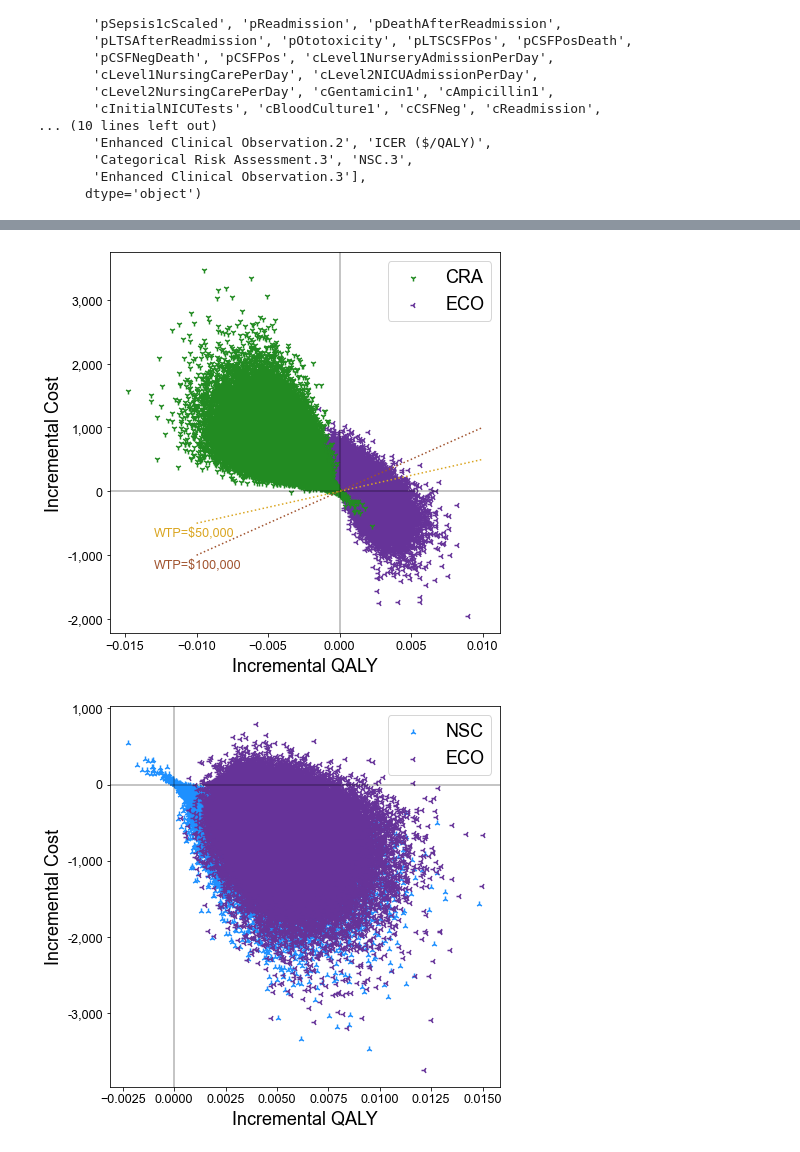
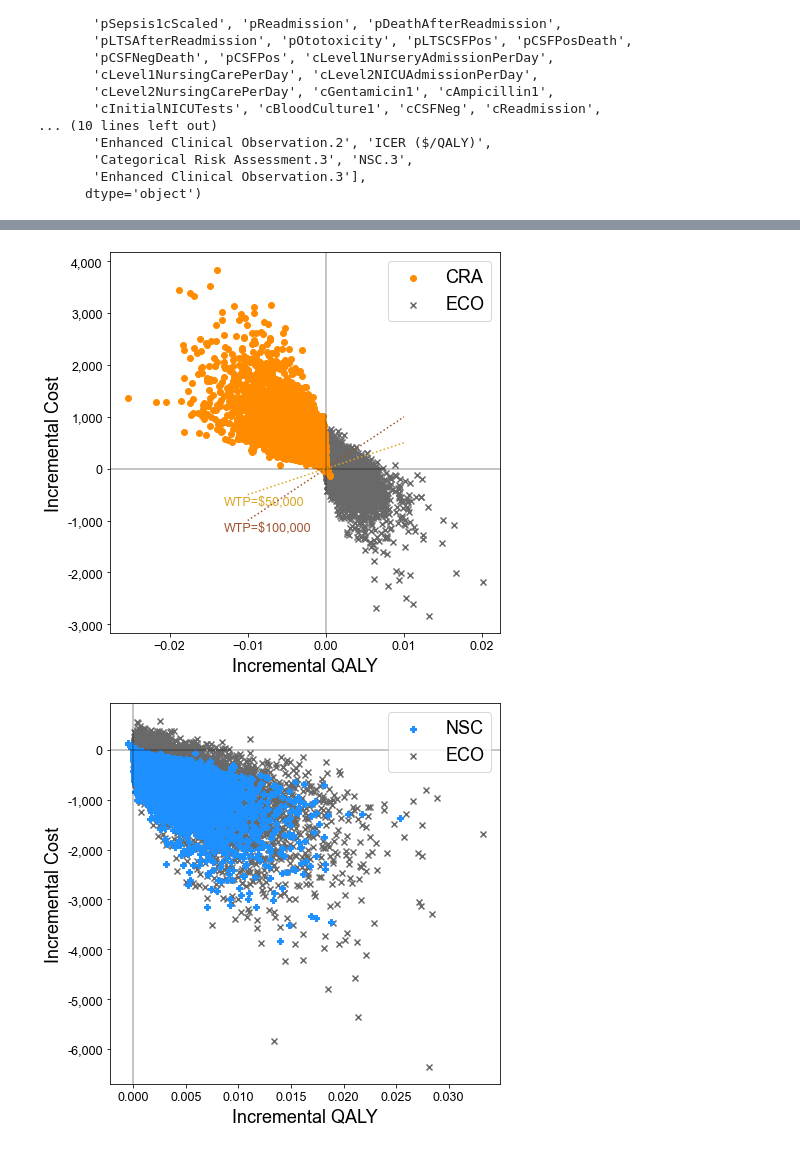
Before and after one commit to guanzgrace/cea-eos, a Jupyter notebook: Graphs-PSA.ipynb, the cells around one changed output, grey strips where cells are left out. Drawn from its saved outputs; the diff is of its cells as text; code cells hidden in the pictures.

```diff
--- a/Graphs-PSA.ipynb
+++ b/Graphs-PSA.ipynb
@@ -9,9 +9,9 @@ plt.rcParams['font.family'] = 'Arial'
 plt.rc('xtick', labelsize='x-small')
 plt.rc('ytick', labelsize='x-small')
 # %%
-cra_color = 'forestgreen'
+cra_color = 'darkorange'
 nsc_color = 'dodgerblue'
-eco_color = 'rebeccapurple'
+eco_color = 'dimgrey'
 # %% [markdown]
 # Plot the cost effectiveness plane
 # %%
@@ -43,7 +43,7 @@ plt.show()
 # %% [markdown]
 # Plot the PSA
 # %%
-psa = pd.read_csv("PSA/psa100000_scatter_new.csv")
+psa = pd.read_csv("PSA/May8/psa10000_scatter_new.csv")
 # %%
 psa.columns
 # %% [output]
@@ -160,9 +160,9 @@ fig, ax = plt.subplots(figsize=(7,7))
 ax.get_yaxis().set_major_formatter(
     tkr.FuncFormatter(lambda x, p: format(int(x), ',')))
 plt.scatter(psa["Categorical Risk Assessment.1"] - psa["NSC.1"], psa["Categorical Risk Assessment"] - psa["NSC"],
-            label="CRA", color=cra_color, marker='1', zorder=4)
+            label="CRA", color=cra_color, marker='o', zorder=4)
 plt.scatter(psa["Enhanced Clinical Observation.1"] - psa["NSC.1"], psa["Enhanced Clinical Observation"] - psa["NSC"],
-            label="ECO", color=eco_color, marker='3', zorder=3)
+            label="ECO", color=eco_color, marker='x', zorder=3)
 plt.axvline(x=0, color='black', alpha=0.3, zorder=5)
 plt.axhline(y=0, color='black', alpha=0.3, zorder=5)
 plt.plot(x_vals, wtp100000, zorder=6, label='_$100,000 WTP Threshold', color='sienna', linestyle='dotted')
@@ -174,24 +174,24 @@ plt.ylabel('Incremental Cost')
 plt.legend()
 plt.show()
 # %% [output]
-[figure, old version]
+[figure, new version]
 # %%
 fig, ax = plt.subplots(figsize=(7,7))
 ax.get_yaxis().set_major_formatter(
     tkr.FuncFormatter(lambda x, p: format(int(x), ',')))
 #plt.scatter(psa["Categorical Risk Assessment.1"] - psa["NSC.1"], psa["Categorical Risk Assessment"] - psa["NSC"],
 #            label="CRA", color=cra_color, marker='.', zorder=4)
 plt.scatter(psa["NSC.1"] - psa["Categorical Risk Assessment.1"], psa["NSC"] - psa["Categorical Risk Assessment"],
-            label="NSC", color=nsc_color, marker='2', zorder=3)
+            label="NSC", color=nsc_color, marker='P', zorder=4)
 plt.scatter(psa["Enhanced Clinical Observation.1"] - psa["Categorical Risk Assessment.1"], psa["Enhanced Clinical Observation"] - psa["Categorical Risk Assessment"],
-            label="ECO", color=eco_color, marker='3', zorder=4)
+            label="ECO", color=eco_color, marker='x', zorder=3)
 
 plt.axvline(x=0, color='black', alpha=0.3, zorder=5)
 plt.axhline(y=0, color='black', alpha=0.3, zorder=5)
 plt.xlabel('Incremental QALY')
 plt.ylabel('Incremental Cost')
 plt.legend()
 plt.show()
 # %% [output]
-[figure, old version]
+[figure, new version]
 # %%
```
Also changed, not shown: parts of 8 cells of this notebook, 25 other files.
